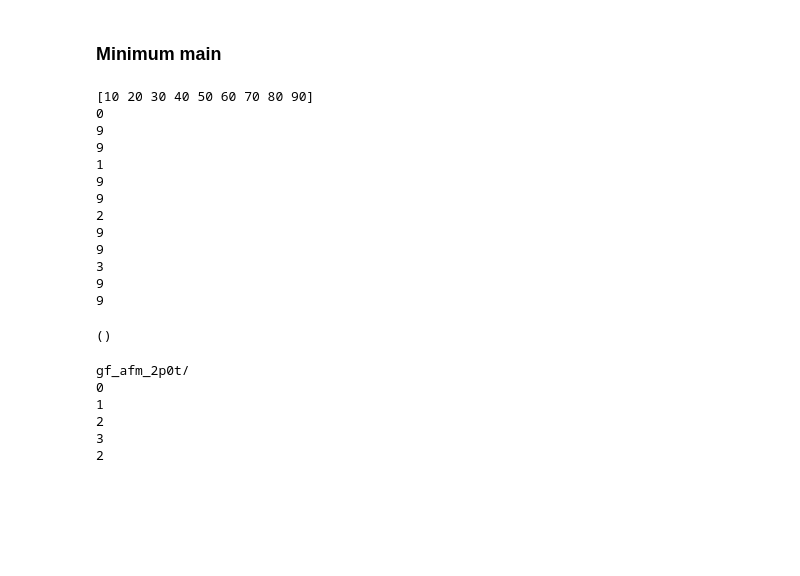
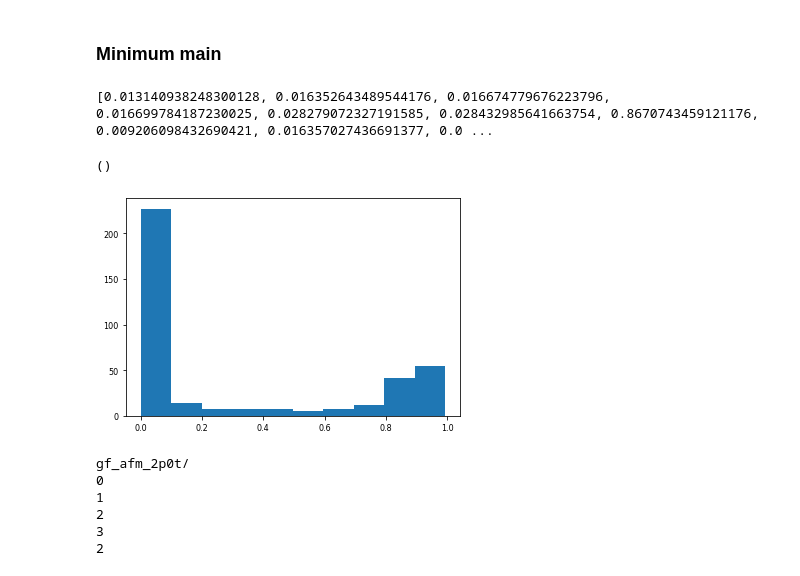
Before and after one commit to Ivan-Soler/AFM, a Jupyter notebook: main.ipynb, the cells around one changed output. Saved outputs shown, nothing was run; the diff lists cells and outputs as text; code cells hidden in the pictures; blank space fills up the shorter version.

```diff
--- a/main.ipynb
+++ b/main.ipynb
@@ -34,47 +34,39 @@ importlib.reload(Plot_generator)
 
 #folder_in=str(sys.argv[1]) #./gf_afm_1p5t/
 #tao_compare=str(sys.argv[2]) # 1.5
 #folder_out=str(sys.argv[3]) #./compare_1p5t/gf_afm_1p5t/
 
 folder_in="../4x4x4x32/b2p44_new/gf_afm_2p0t/"
 tao_compare=str(2)
 folder_out="../4x4x4x32/b2p44_new/compare_2p0t/gf_afm_2p0t/"
 
 sizes=[4,4,4,32]
 max_modes=8
 colors=3
 spin_length=4
 
 lambda_min=0.10
 lambda_max=0.40
 steps=4
 lambdas=np.linspace(lambda_min,lambda_max,num=steps)
 RPO_threshold=0.15
 
 conf_start=10
 conf_end=100
 conf_step=10
 conf=np.arange(conf_start,conf_end,conf_step)
 folder_gf="../4x4x4x32/b2p44_new/gf/"
 
 top_gauge,conf_read=analyzer.Count_index_gf(folder_gf,conf)
 
-Compare.GM_RPO_cut(folder_in,folder_out,sizes,max_modes,colors,spin_length,conf,lambdas,RPO_threshold,tao_compare)
+#Compare.GM_RPO_cut(folder_in,folder_out,sizes,max_modes,colors,spin_length,conf_read,lambdas,RPO_threshold,tao_compare)
+#Compare.GM_doublers(folder_in,folder_out,sizes,max_modes,colors,spin_length,conf_read,lambdas,RPO_threshold,tao_compare)
+
+Plot_generator.histogram(folder_out,"GM_doublers.txt")
 # %% [output]
-[10 20 30 40 50 60 70 80 90]
-0
-9
-9
-1
-9
-9
-2
-9
-9
-3
-9
-9
+[0.013140938248300128, 0.016352643489544176, 0.016674779676223796, 0.016699784187230025, 0.028279072327191585, 0.028432985641663754, 0.8670743459121176, 0.009206098432690421, 0.016357027436691377, 0.0 ...
 ()
+[figure, added]
 # %%
 importlib.reload(Compare)
 importlib.reload(analyzer)
```
Also changed, not shown: parts of 6 cells of this notebook, 2 other files.
